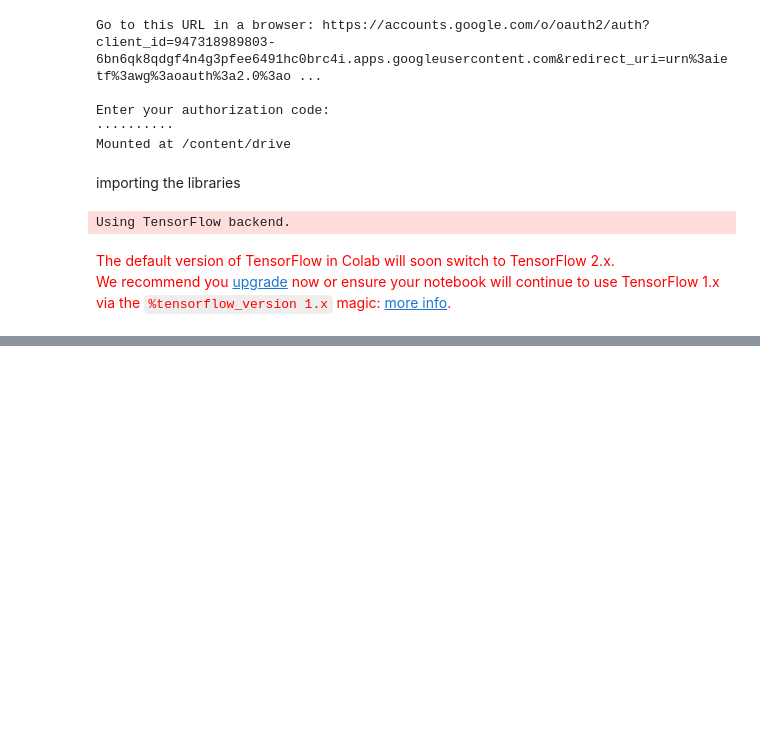
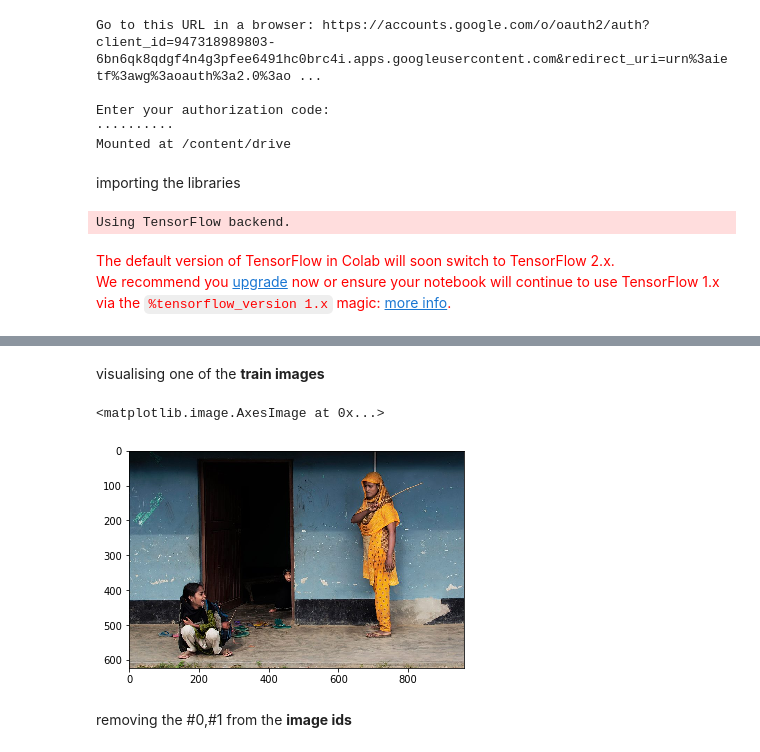
Before and after one commit to Shifath472533/All-Image-captioning-models-and-links-for-data-sets-in-Bangla, a Jupyter notebook: ResNet_Bangla_with_CNN.ipynb, the cells around one changed output, grey strips where cells are left out. Cells and saved outputs as stored; diff of their text form; code cells hidden in the pictures; blank space fills up the shorter version.

```diff
--- a/ResNet_Bangla_with_CNN.ipynb
+++ b/ResNet_Bangla_with_CNN.ipynb
@@ -37,0 +40,12 @@ We recommend you upgrade now or ensure your notebook will continue to use Tensor
+# %%
+cnt = 0
+extra = 0
+#image directory
+img_dir = "/content/drive/My Drive/Automatic Image Captioning - 350 (2016331001,2016331011)/Chittron dataset/images"
+
+for filename in os.listdir(img_dir):
+  filename = filename.split(".")[0]
+  cnt+=1
+
+print("Number of images : " , cnt)
+print("Number of captions : " , cnt*2)
@@ -37,0 +57,6 @@ We recommend you upgrade now or ensure your notebook will continue to use Tensor
+# %%
+#converting the text files to pandas dataframe
+image_tokens=pd.read_csv("/content/drive/My Drive/Automatic Image Captioning - 350 (2016331001,2016331011)/Chittron dataset/token.txt",encoding = 'utf-16', sep='\t',names=["img_id","img_caption"])
+train_image_names=pd.read_csv("/content/drive/My Drive/Automatic Image Captioning - 350 (2016331001,2016331011)/Chittron dataset/TrainImages.txt.txt",encoding = 'utf-16',names=["img_id"])
+test_image_names=pd.read_csv("/content/drive/My Drive/Automatic Image Captioning - 350 (2016331001,2016331011)/Chittron dataset/TestImages.txt.txt",encoding = 'utf-16',names=["img_id"])
+val_image_names=pd.read_csv("/content/drive/My Drive/Automatic Image Captioning - 350 (2016331001,2016331011)/Chittron dataset/ValidationImages.txt.txt",encoding = 'utf-16',names=["img_id"])
@@ -37,0 +85,10 @@ We recommend you upgrade now or ensure your notebook will continue to use Tensor
+# %% [markdown]
+visualising one of the <b>train images</b>
+# %%
+img=cv2.imread(img_dir+ "/" +train_image_names.img_id[0])
+plt.imshow(cv2.cvtColor(img,cv2.COLOR_BGR2RGB))
+# %% [output]
+<matplotlib.image.AxesImage at 0x...>
+[figure, added]
+# %% [markdown]
+removing the #0,#1 from the <b>image ids</b>
```
Also changed, not shown: parts of 10 cells of this notebook.
